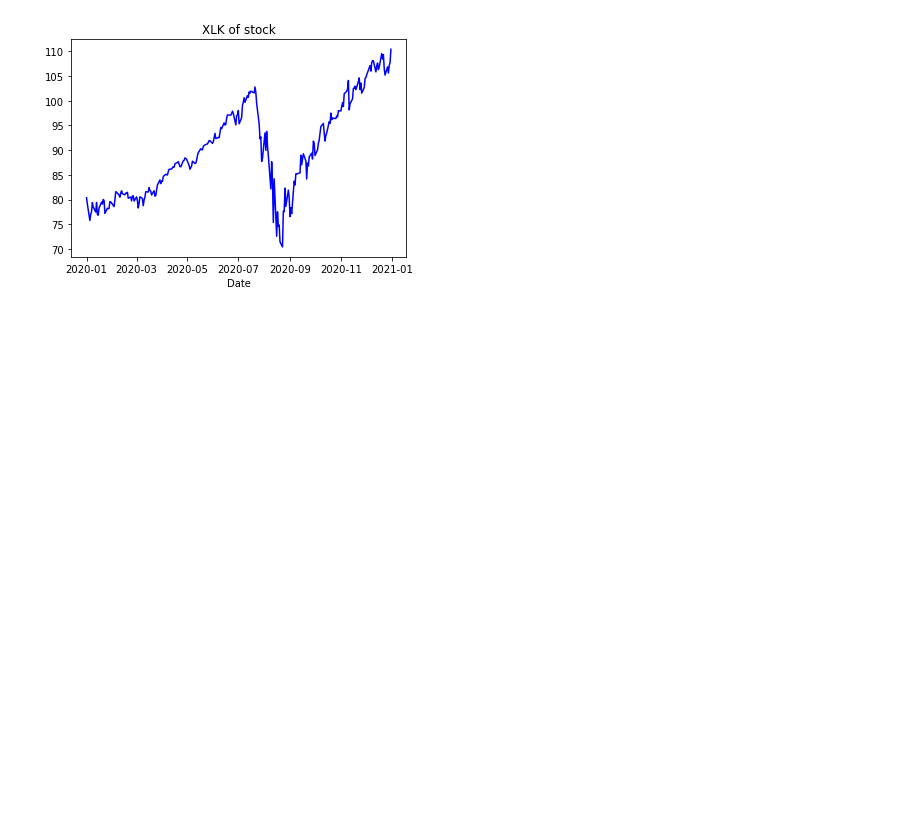
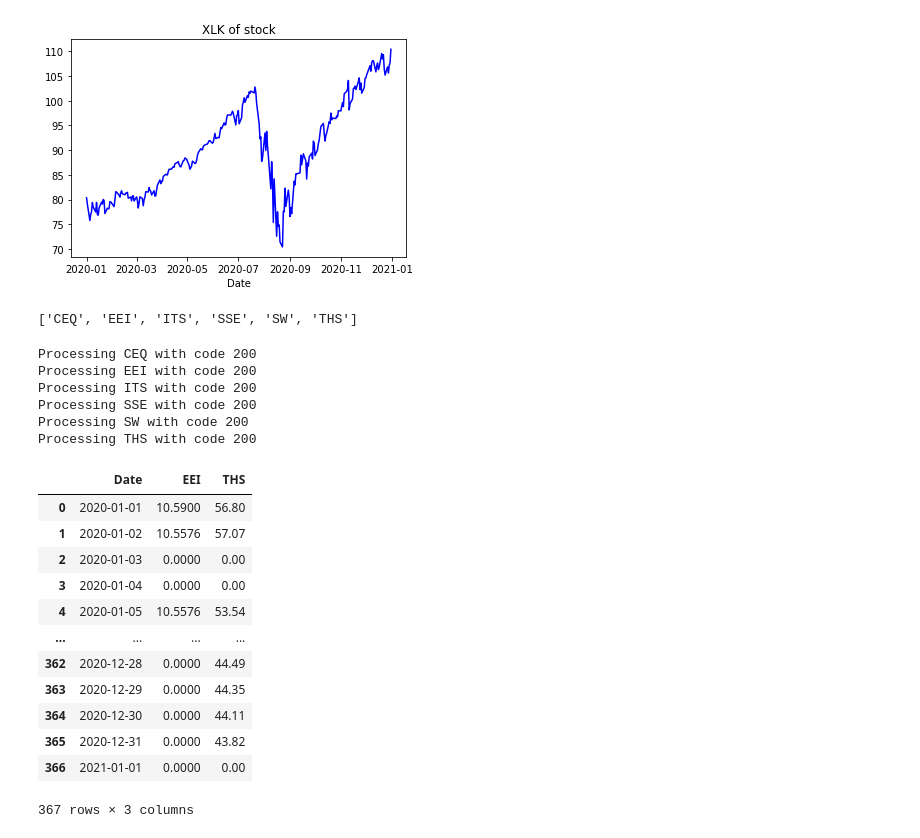
Before and after one commit to Dinorobie/stocks-covid, a Jupyter notebook: stock_+.ipynb, the cells around one changed output. Drawn from its saved outputs; the diff is of its cells as text; code cells hidden in the pictures; blank space fills up the shorter version.

```diff
--- a/stock_+.ipynb
+++ b/stock_+.ipynb
@@ -238,0 +242,46 @@ Text(0.5, 0, 'Date')
+# %%
+from tickers import technology_industry
+
+print(technology_industry)
+# %% [output]
+['CEQ', 'EEI', 'ITS', 'SSE', 'SW', 'THS']
+# %%
+technology_index = technology_industry
+base_url = 'https://www.alphavantage.co/query?function=TIME_SERIES_DAILY'
+
+#Looping tech tickers
+for tech in technology_index:
+
+    url = f'{base_url}&symbol={tech}&outputsize=full&apikey={alpha_key}'
+    response = requests.get(url)
+    response_json = response.json()
+
+    #Printing the URL
+    print (f'Processing {tech} with code {response.statuscode}')
+
+    #Setting the dates ranges
+    while start_dte <= end_date:
+
+
+        string_date = start_date.strftime("%Y-%m-%d")
+
+
+        try:
+            close_daily_price.append(float(response_json['Time Series (Daily)'][string_date]["4. close"]))
+        except (KeyError):
+            close_daily_price.append(0)
+
+        start_date += delta
+
+
+    tech_value_df[tech] = pd.Series(close_daily_price)
+    close_daily_price.clear()
+    start_date = datetime.datetime(2019,8,1)
+    time.sleep(12)
+# %% [output]
+Processing CEQ with code 200
+Processing EEI with code 200
+Processing ITS with code 200
+Processing SSE with code 200
+Processing SW with code 200
+Processing THS with code 200
@@ -238,0 +291,20 @@ Text(0.5, 0, 'Date')
+# %%
+for col in technology_industry:
+    if tech_value_df[col].sum() == 0:
+        tech_value_df.drop(columns=col,inplace=True)
+
+tech_value_df
+# %% [output]
+|  | Date | EEI | THS |
+| 0 | 2020-01-01 | 10.5900 | 56.80 |
+| 1 | 2020-01-02 | 10.5576 | 57.07 |
+| 2 | 2020-01-03 | 0.0000 | 0.00 |
+| 3 | 2020-01-04 | 0.0000 | 0.00 |
+| 4 | 2020-01-05 | 10.5576 | 53.54 |
+| ... | ... | ... | ... |
+| 362 | 2020-12-28 | 0.0000 | 44.49 |
+| 363 | 2020-12-29 | 0.0000 | 44.35 |
+| 364 | 2020-12-30 | 0.0000 | 44.11 |
+| 365 | 2020-12-31 | 0.0000 | 43.82 |
+| 366 | 2021-01-01 | 0.0000 | 0.00 |
+367 rows × 3 columns
```
Also changed, not shown: parts of 8 cells of this notebook, 1 other file.
